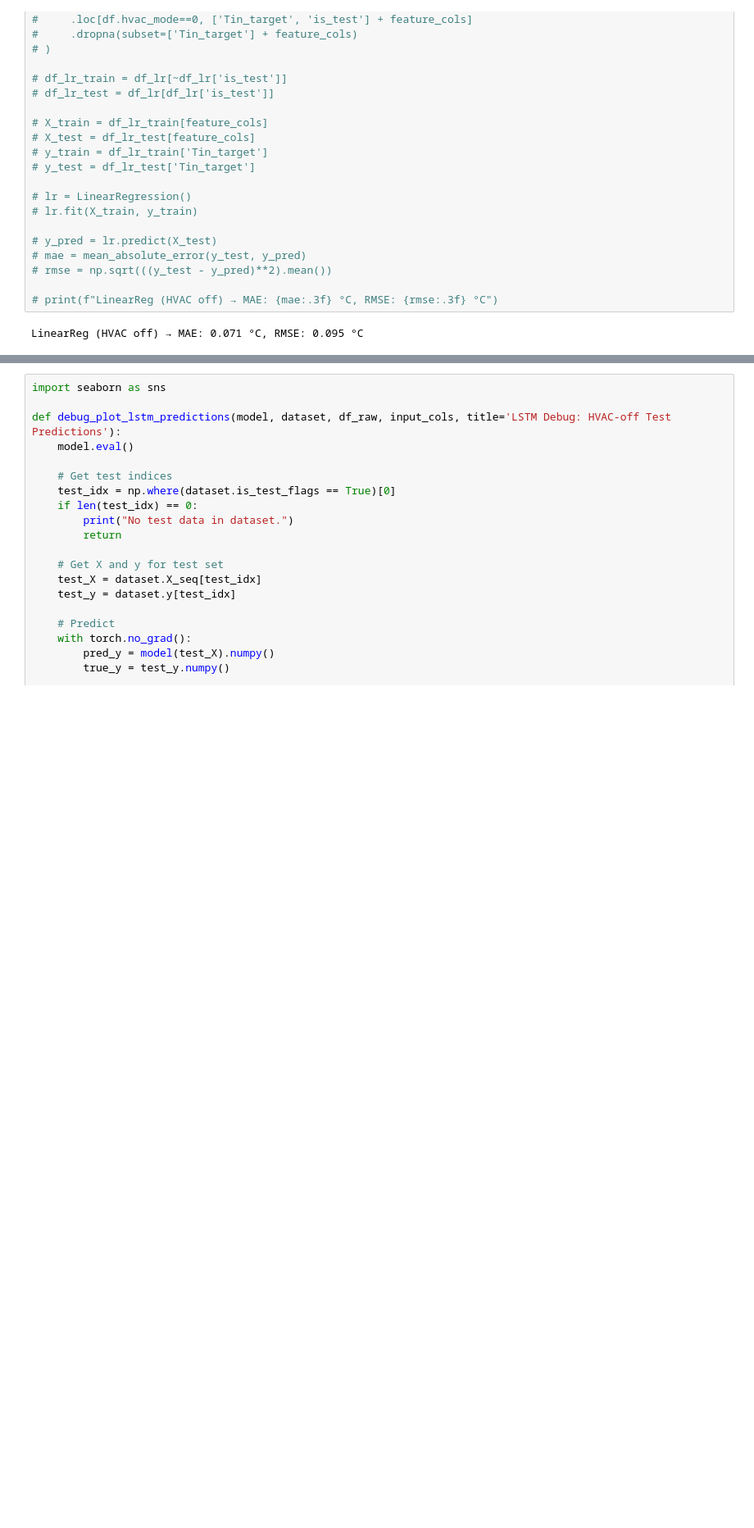
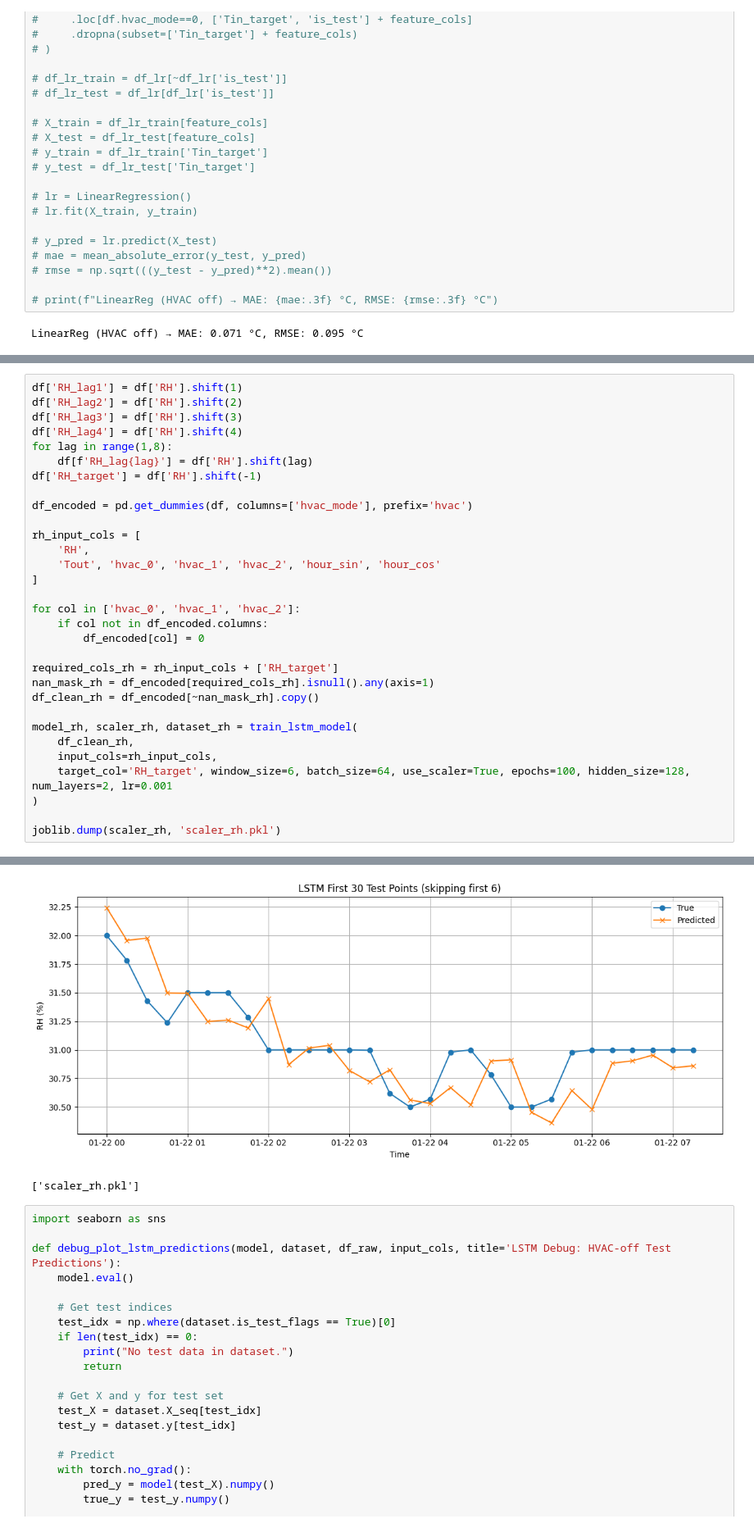
Before and after one commit to Kperis/Thesis_NILM, a Jupyter notebook: HVAC_predict.ipynb, the cells around one changed output, grey strips where cells are left out. Shown at 82% size. Cells and saved outputs as stored; diff of their text form; blank space fills up the shorter version.

```diff
--- a/HVAC_predict.ipynb
+++ b/HVAC_predict.ipynb
@@ -264,0 +310,32 @@ LSTM RMSE on HVAC-off: 0.197
+# %%
+df['RH_lag1'] = df['RH'].shift(1)
+df['RH_lag2'] = df['RH'].shift(2)
+df['RH_lag3'] = df['RH'].shift(3)
+df['RH_lag4'] = df['RH'].shift(4)
+for lag in range(1,8):
+    df[f'RH_lag{lag}'] = df['RH'].shift(lag)
+df['RH_target'] = df['RH'].shift(-1)
+
+df_encoded = pd.get_dummies(df, columns=['hvac_mode'], prefix='hvac')
+
+rh_input_cols = [
+    'RH',
+    'Tout', 'hvac_0', 'hvac_1', 'hvac_2', 'hour_sin', 'hour_cos'
+]
+
+for col in ['hvac_0', 'hvac_1', 'hvac_2']:
+    if col not in df_encoded.columns:
+        df_encoded[col] = 0
+
+required_cols_rh = rh_input_cols + ['RH_target']
+nan_mask_rh = df_encoded[required_cols_rh].isnull().any(axis=1)
+df_clean_rh = df_encoded[~nan_mask_rh].copy()
+
+model_rh, scaler_rh, dataset_rh = train_lstm_model(
+    df_clean_rh,
+    input_cols=rh_input_cols,
+    target_col='RH_target', window_size=6, batch_size=64, use_scaler=True, epochs=100, hidden_size=128, num_layers=2, lr=0.001
+)
+
+joblib.dump(scaler_rh, 'scaler_rh.pkl')
+# %% [output]
@@ -265,3 +359,5 @@ LSTM RMSE on HVAC-off: 0.197
+[figure, added]
+['scaler_rh.pkl']
 # %%
 import seaborn as sns
 
```
Also changed, not shown: parts of 8 cells of this notebook, 7 other files.
